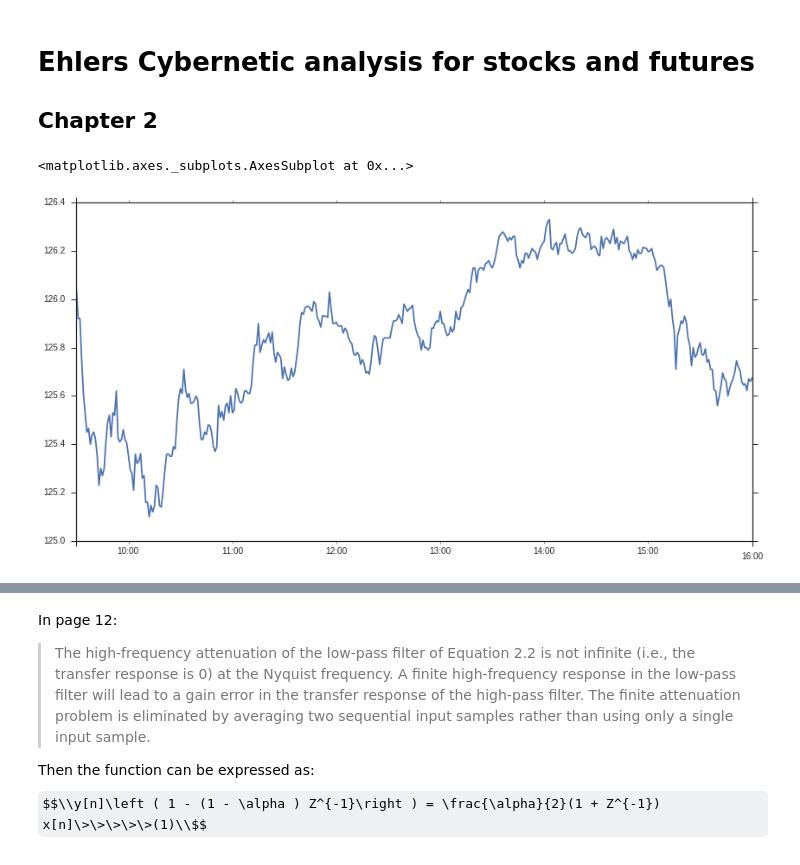
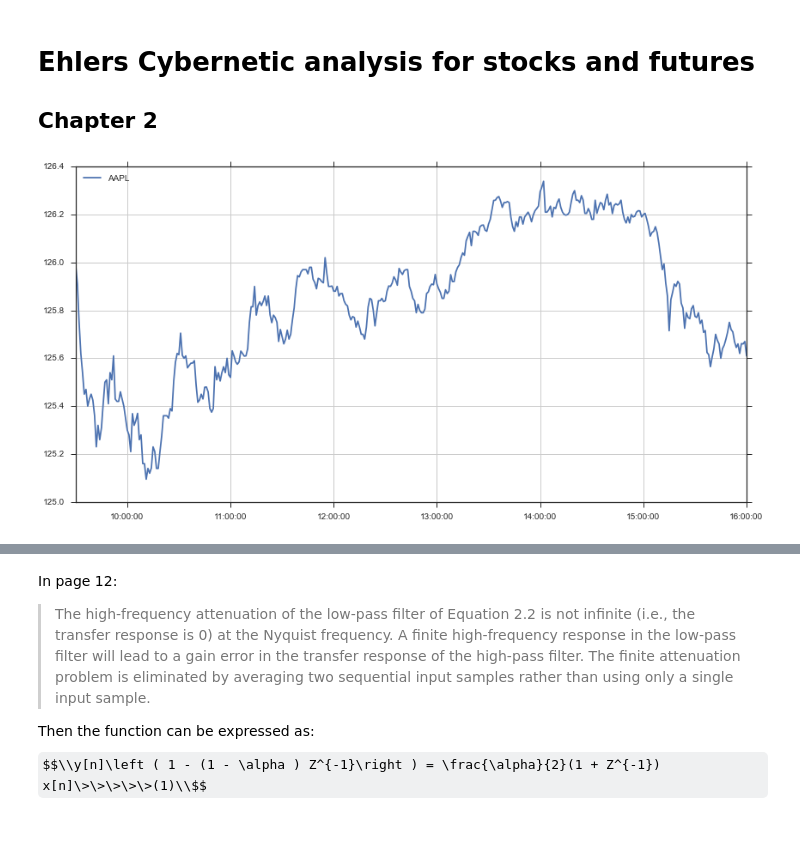
Before and after one commit to Jay-Jay-D/cybernetics_lectures, a Jupyter notebook: Cybernetics_Ch_2.ipynb, the cells around one changed output, grey strips where cells are left out. Saved outputs shown, nothing was run; the diff lists cells and outputs as text; code cells hidden in the pictures; some formulas as TeX source; blank space fills up the shorter version.

```diff
--- a/Cybernetics_Ch_2.ipynb
+++ b/Cybernetics_Ch_2.ipynb
@@ -46,10 +46,11 @@ def bode_plot(h, w, plot_title='Bode plot'):
 df = pd.read_csv('https://drive.google.com/uc?export=download&id=0B9-kA56h5JCMbXptY0kyVXZXaUU',
                  index_col=0, parse_dates=True)
 x = df.CLOSE.as_matrix()
-# %%
-df.OPEN.plot()
-# %% [output]
-<matplotlib.axes._subplots.AxesSubplot at 0x...>
-[figure, removed]
+# %%
+plt.plot(df.index, x, label = 'AAPL')
+plt.legend(loc='upper left')
+plt.grid()
+# %% [output]
+[figure, added]
 # %% [markdown]
 Defining:
```
Also changed, not shown: parts of 9 cells of this notebook, 1 other file.
